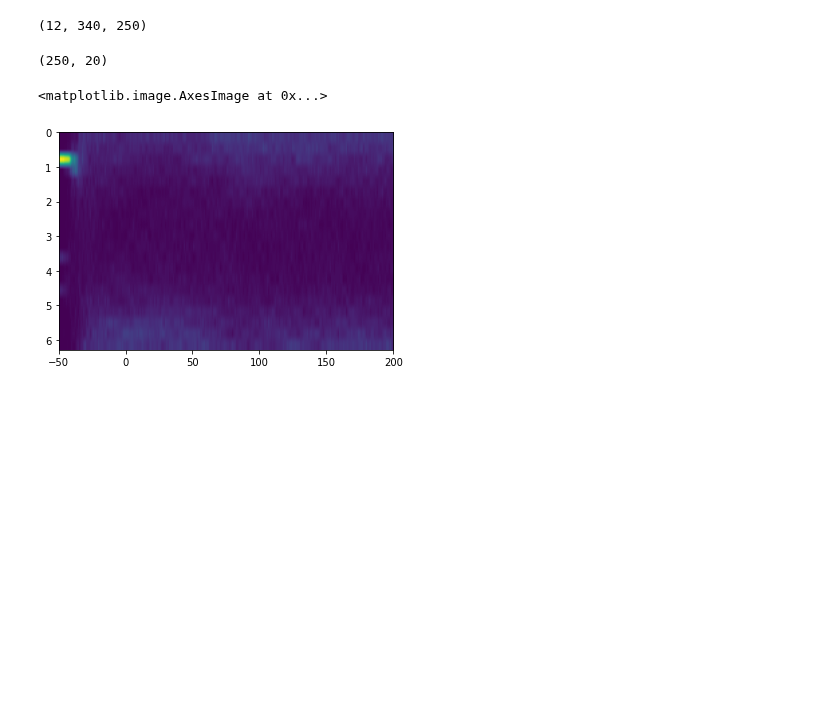
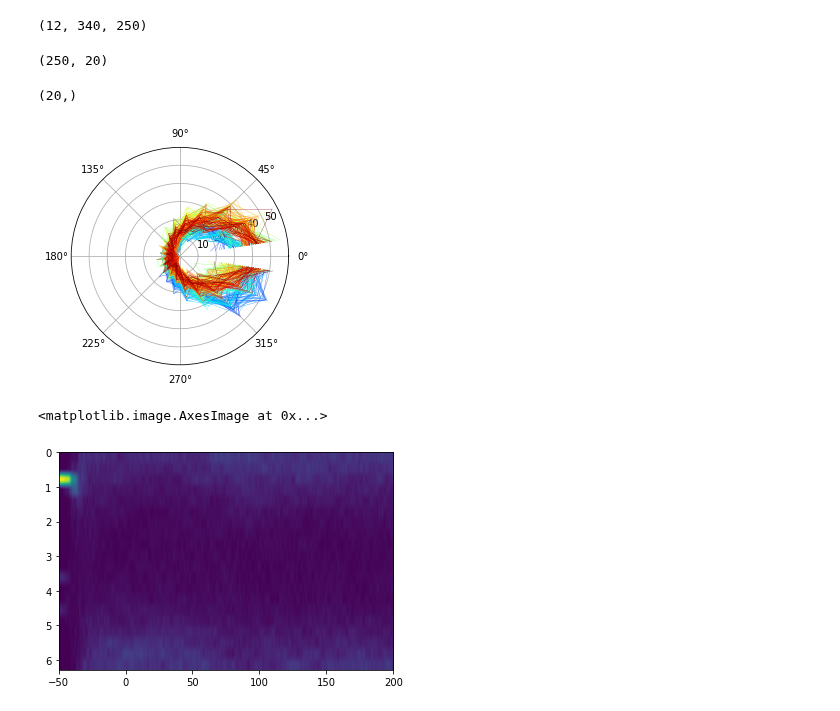
Before and after one commit to kayteeflick/nma_cn_flow_state, a Jupyter notebook: phase_relationships.ipynb, the cells around one changed output. Saved outputs shown, nothing was run; the diff lists cells and outputs as text; code cells hidden in the pictures; blank space fills up the shorter version.

Commit message:
Updated to have polar histogram

```diff
--- a/phase_relationships.ipynb
+++ b/phase_relationships.ipynb
@@ -209,12 +209,24 @@ hilb_data.shape
 # %%
 all_hists = []
 for i in range(hilb_data.shape[2]):
-  temp, _ = np.histogram((np.angle(hilb_data[ind[0],:,i]) - np.angle(hilb_data[ind[1],:,i]) + 2*np.pi) % 2*np.pi, range=(0,2*np.pi), bins=20)
+  temp, phase_lims = np.histogram((np.angle(hilb_data[ind[0],:,i]) - np.angle(hilb_data[ind[1],:,i]) + 2*np.pi) % 2*np.pi, range=(0,2*np.pi), bins=20)
   all_hists.append(temp)
 all_hists = np.array(all_hists)
 all_hists.shape
 # %% [output]
 (250, 20)
+# %%
+phase_bins = (phase_lims[1:] + phase_lims[:-1]) / 2
+phase_bins.shape
+# %% [output]
+(20,)
+# %%
+c = np.arange(all_hists.shape[0])
+c = cm.jet((c-np.min(c))/(np.max(c)-np.min(c)))
+for i in range(all_hists.shape[0])[30:]:
+  plt.polar(phase_bins, all_hists[i], color=c[i], linewidth=0.3)
+# %% [output]
+[figure, added]
 # %%
 plt.imshow(all_hists.T, aspect='auto', extent=[-50,200,2*np.pi, 0])
 # %% [output]
```
Also changed, not shown: parts of 5 cells of this notebook.
